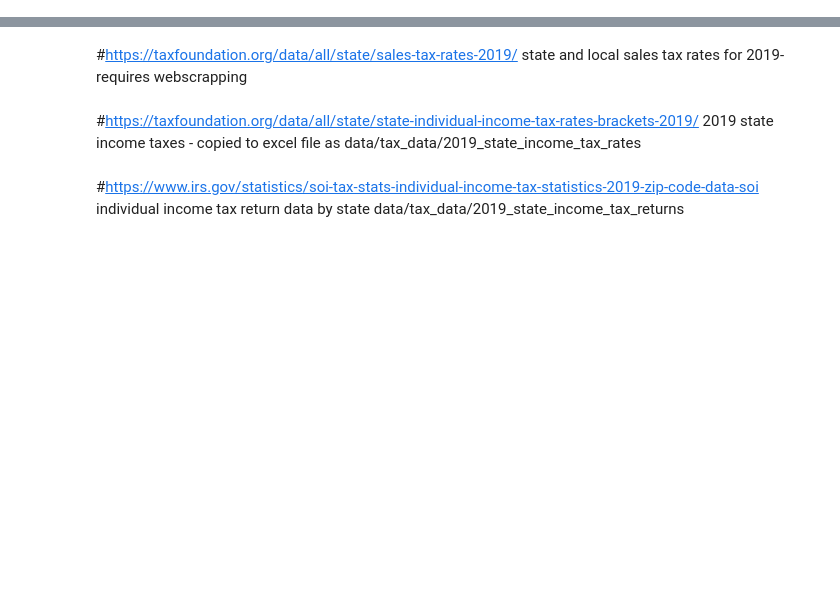
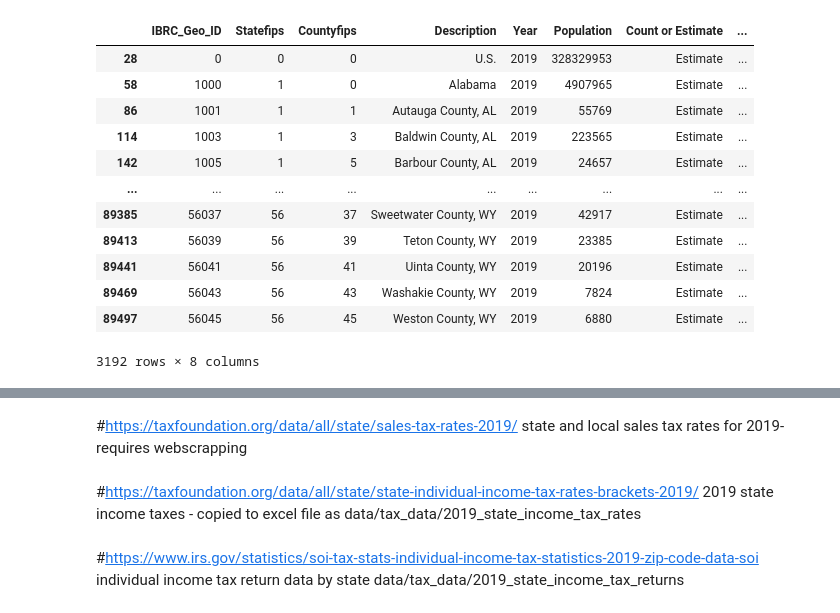
Before and after one commit to nelson-aaron-j/DeathAndTaxesProject, a Jupyter notebook: capstone_pop_data.ipynb, the cells around one changed output, grey strips where cells are left out. Drawn from its saved outputs; the diff is of its cells as text; code cells hidden in the pictures; blank space fills up the shorter version.

```diff
--- a/capstone_pop_data.ipynb
+++ b/capstone_pop_data.ipynb
@@ -19,0 +55,17 @@ pop_data_2019
+# %%
+fips_table = pop_data_2019.copy()
+fips_table
+# %% [output]
+|  | IBRC_Geo_ID | Statefips | Countyfips | Description | Year | Population | Count or Estimate | ... |
+| 28 | 0 | 0 | 0 | U.S. | 2019 | 328329953 | Estimate | ... |
+| 58 | 1000 | 1 | 0 | Alabama | 2019 | 4907965 | Estimate | ... |
+| 86 | 1001 | 1 | 1 | Autauga County, AL | 2019 | 55769 | Estimate | ... |
+| 114 | 1003 | 1 | 3 | Baldwin County, AL | 2019 | 223565 | Estimate | ... |
+| 142 | 1005 | 1 | 5 | Barbour County, AL | 2019 | 24657 | Estimate | ... |
+| ... | ... | ... | ... | ... | ... | ... | ... | ... |
+| 89385 | 56037 | 56 | 37 | Sweetwater County, WY | 2019 | 42917 | Estimate | ... |
+| 89413 | 56039 | 56 | 39 | Teton County, WY | 2019 | 23385 | Estimate | ... |
+| 89441 | 56041 | 56 | 41 | Uinta County, WY | 2019 | 20196 | Estimate | ... |
+| 89469 | 56043 | 56 | 43 | Washakie County, WY | 2019 | 7824 | Estimate | ... |
+| 89497 | 56045 | 56 | 45 | Weston County, WY | 2019 | 6880 | Estimate | ... |
+3192 rows × 8 columns
```
Also changed, not shown: parts of 21 cells of this notebook, 2 other files.
